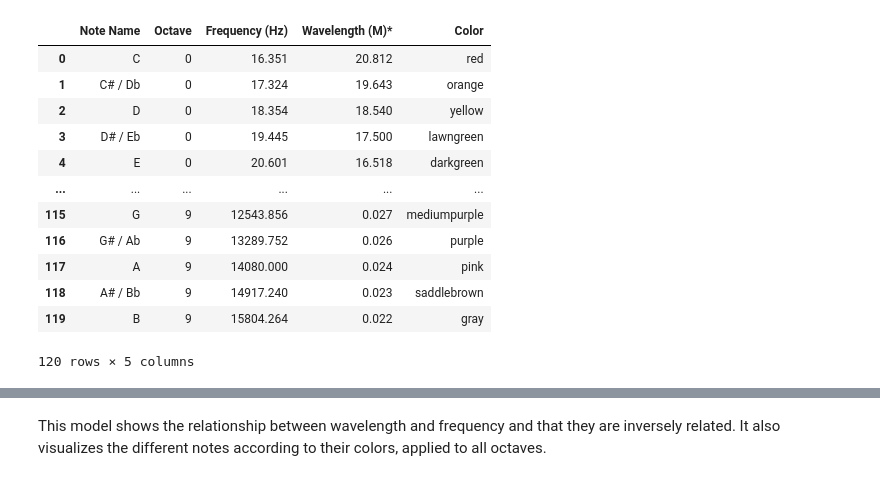
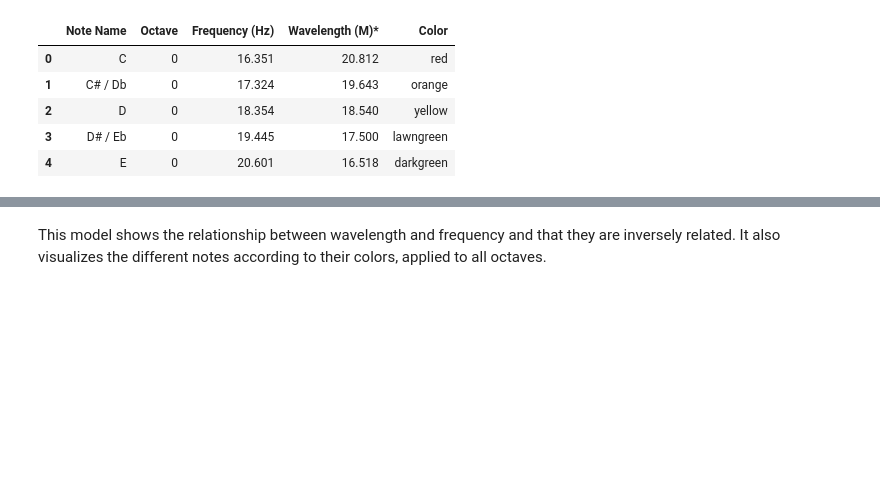
Before and after one commit to ivanmaykov/DS2500-Group-Project, a Jupyter notebook: visuals/visual_2_testing.ipynb, the cells around one changed output, grey strips where cells are left out. Saved outputs shown, nothing was run; the diff lists cells and outputs as text; code cells hidden in the pictures; blank space fills up the shorter version.

```diff
--- a/visuals/visual_2_testing.ipynb
+++ b/visuals/visual_2_testing.ipynb
@@ -1,21 +1,14 @@
 # %%
 import pandas as pd
 
 df = pd.read_csv('notes_freqs.csv')
 df = df.dropna()
 
-df.head(130)
+df.head()
 # %% [output]
 |  | Note Name | Octave | Frequency (Hz) | Wavelength (M)* | Color |
 | 0 | C | 0 | 16.351 | 20.812 | red |
 | 1 | C# / Db | 0 | 17.324 | 19.643 | orange |
 | 2 | D | 0 | 18.354 | 18.540 | yellow |
 | 3 | D# / Eb | 0 | 19.445 | 17.500 | lawngreen |
 | 4 | E | 0 | 20.601 | 16.518 | darkgreen |
-| ... | ... | ... | ... | ... | ... |
-| 115 | G | 9 | 12543.856 | 0.027 | mediumpurple |
-| 116 | G# / Ab | 9 | 13289.752 | 0.026 | purple |
-| 117 | A | 9 | 14080.000 | 0.024 | pink |
-| 118 | A# / Bb | 9 | 14917.240 | 0.023 | saddlebrown |
-| 119 | B | 9 | 15804.264 | 0.022 | gray |
-120 rows × 5 columns
```
Also changed, not shown: parts of 5 cells of this notebook.
